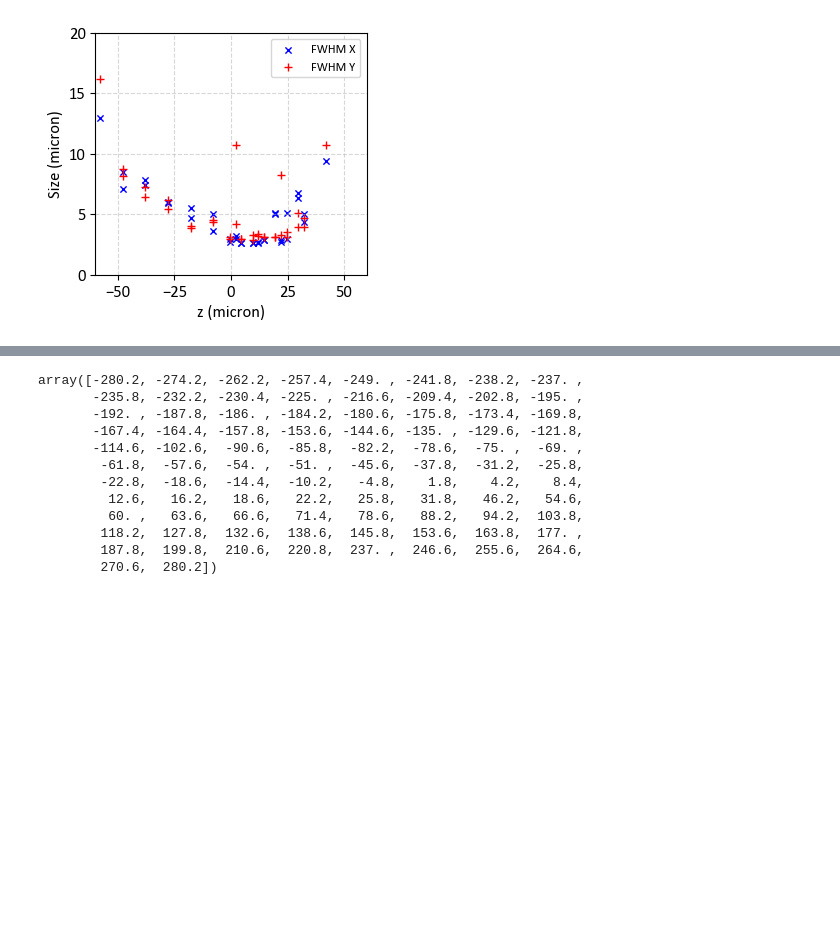
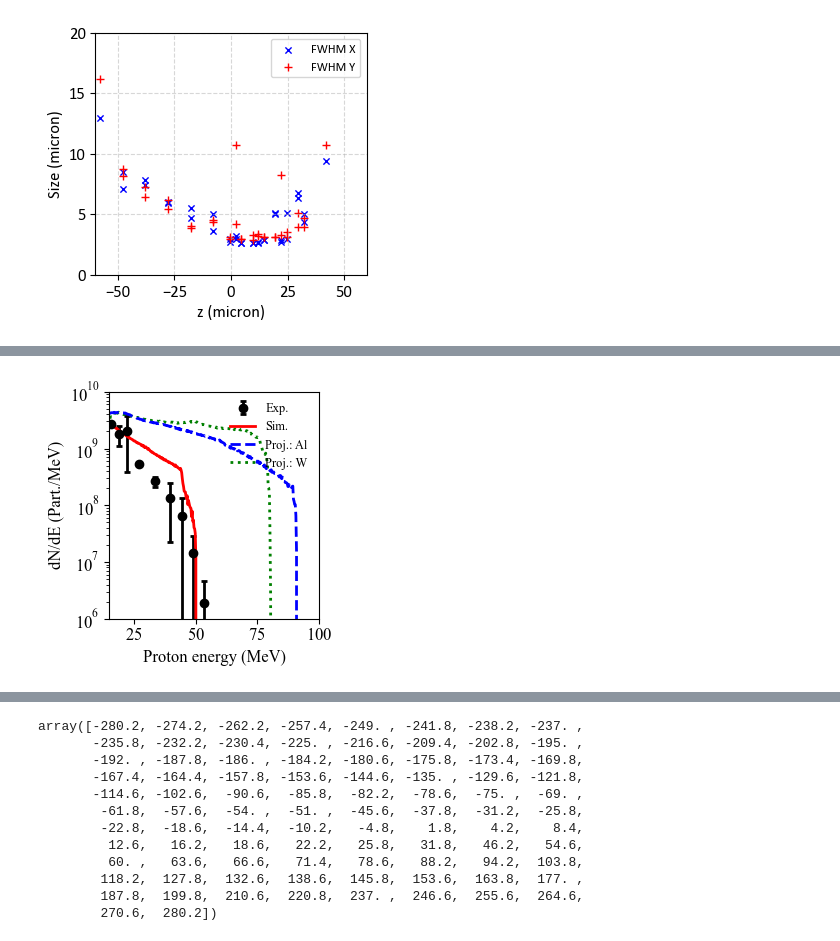
Before and after one commit to weipengyao/scripts, a Jupyter notebook: ms_f1_figs.ipynb, the cells around one changed output, grey strips where cells are left out. Saved outputs shown, nothing was run; the diff lists cells and outputs as text; code cells hidden in the pictures; blank space fills up the shorter version.

```diff
--- a/ms_f1_figs.ipynb
+++ b/ms_f1_figs.ipynb
@@ -192,0 +249,66 @@ math.factorial(abs(l1))
+# %%
+# plot panel (a) with proton energy spectra
+
+width  = 3.14 *1.0
+height = width
+fig, ax = plt.subplots()
+
+plt.ticklabel_format(axis='both', style='sci',useMathText=True)
+
+fig.subplots_adjust(left=.2, bottom=.2, right=.9, top=.9)
+ax.set_yscale('log')
+
+scaling_factor = 7.79e+12  # 2.3e12
+
+ax.errorbar(data_energy,
+             data_dnde,
+             yerr=data_error,
+             label='Exp.',
+             fmt='ok',markersize=6,
+             ecolor='k',elinewidth=2.0,
+            #  mfc='none',
+             capsize=2.0, capthick = 2.0,
+            )
+
+ax.plot(simu_energy2,
+        simu_dnde2*scaling_factor,
+        label="Proj.: W",
+        color='green',
+        linewidth=2.0,
+        linestyle=':')
+
+
+ax.plot(simu_energy1,
+        simu_dnde1*scaling_factor,
+        label="Proj.: Al",
+        color='blue',
+        linewidth=2.0,
+        linestyle='--')
+
+ax.plot(simu_energy0,
+        simu_dnde0*scaling_factor,
+        label="Sim.",
+        linewidth=2.0,
+        color='red')
+
+handles, labels = ax.get_legend_handles_labels()
+handles.reverse()
+labels.reverse()
+ax.legend(handles, labels,
+          fancybox=False, reverse=False, frameon=False,
+          loc='upper right',
+         )
+
+ax.set_xlim([15,100])
+ax.set_ylim([1e6, 1e10])
+ax.set_xlabel('Proton energy (MeV)')
+# ax.set_ylabel(r'$d^2N/(dEd\Omega (MeV^{-1}sr^{-1})$')
+ax.set_ylabel(r'dN/dE (Part./MeV)')
+
+
+fig.set_size_inches(width, height)
+fig.tight_layout()
+
+# fig.savefig('/Users/yao/Desktop/Spectrum_RCF.pdf',dpi=600)
+# %% [output]
+[figure, added]
```
Also changed, not shown: parts of 22 cells of this notebook, 5 other files.
